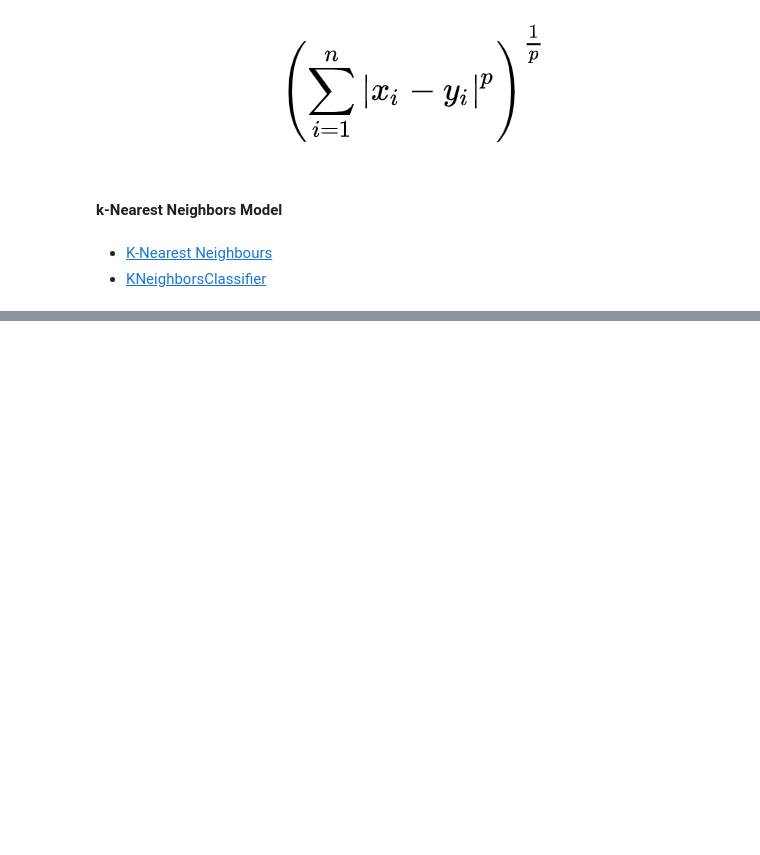
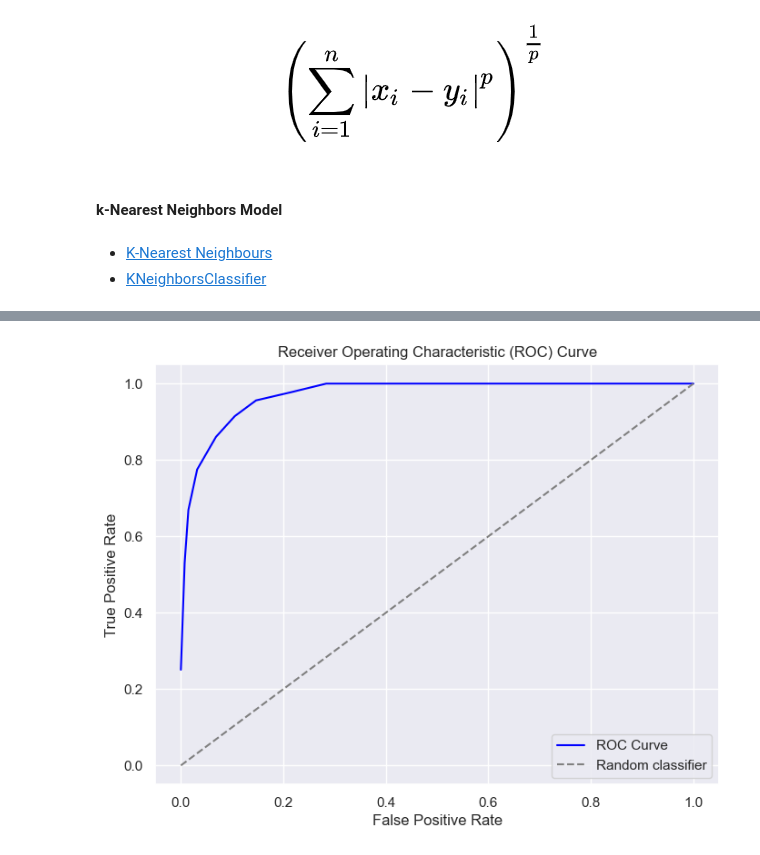
Before and after one commit to ICAI-IMAT-ML/p2-2-Pelayo64, a Jupyter notebook: notebook/Lab_2_2_kNN.ipynb, the cells around one changed output, grey strips where cells are left out. Drawn from its saved outputs; the diff is of its cells as text; code cells hidden in the pictures; blank space fills up the shorter version.

```diff
--- a/notebook/Lab_2_2_kNN.ipynb
+++ b/notebook/Lab_2_2_kNN.ipynb
@@ -103,2 +131,4 @@ probability_histograms = plot_probability_histograms(y_train.values, probs[:,1],
 # %%
-roc_curve = plot_roc_curve(y_train.values, probs[:,1], 'YES')
+roc_curve = plot_roc_curve(y_train.values, probs[:,1], True)
+# %% [output]
+[figure, added]
```
Also changed, not shown: parts of 8 cells of this notebook.
